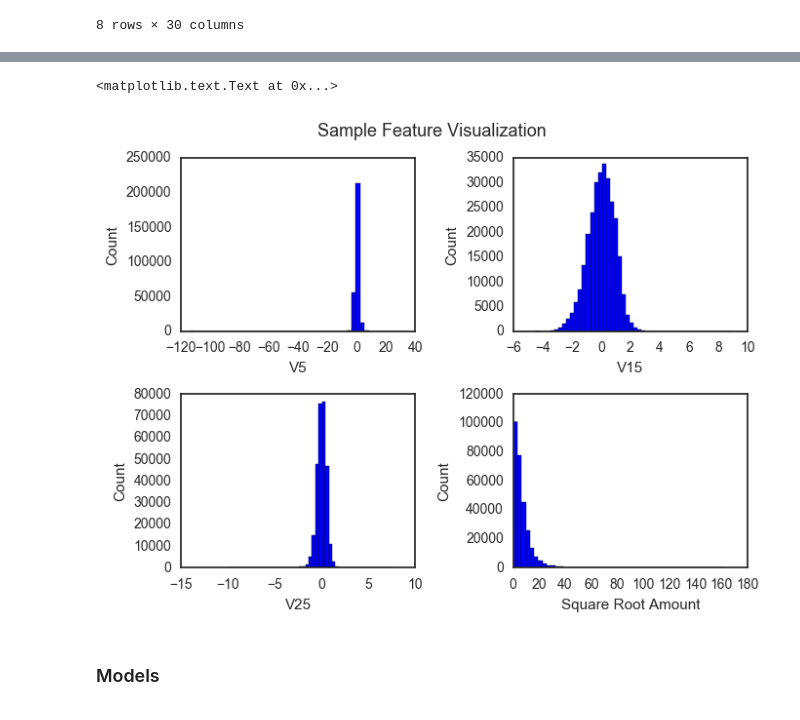
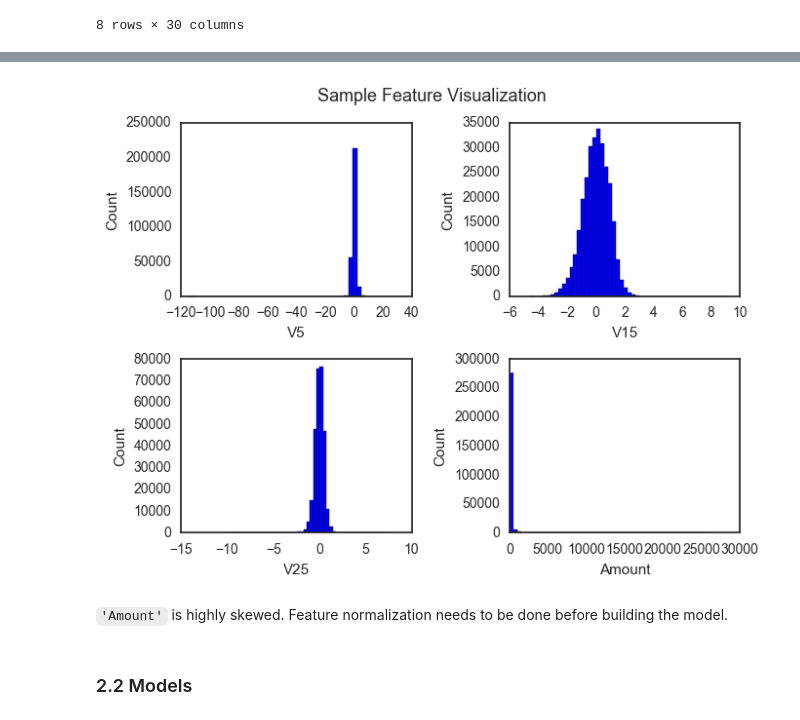
Before and after one commit to yanfei-wu/kaggle, a Jupyter notebook: fraud/notebook/FraudDetection.ipynb, the cells around one changed output, grey strips where cells are left out. Drawn from its saved outputs; the diff is of its cells as text; code cells hidden in the pictures.

```diff
--- a/fraud/notebook/FraudDetection.ipynb
+++ b/fraud/notebook/FraudDetection.ipynb
@@ -53,5 +57,5 @@ from keras.layers import Dropout
 # %%
-data = pd.read_csv('creditcard.csv')
+data = pd.read_csv('../data/creditcard.csv')
 print(data.shape)
 data.head()
 # %% [output]
@@ -113,27 +118,28 @@ plt.title('Class Distribution', y=1.02, fontsize=13)
 # %%
-# visualization of some one of the features
+# visualization of some selected features
 fig = plt.figure(figsize=(7, 5))
 ax1 = fig.add_subplot(221)
 sns.distplot(data['V5'], hist_kws={'color': 'blue', 'alpha': 1}, kde=False, ax=ax1)
 ax1.set_ylabel('Count')
 
 ax2 = fig.add_subplot(222)
 sns.distplot(data['V15'], hist_kws={'color': 'blue', 'alpha': 1}, kde=False, ax=ax2)
 ax2.set_ylabel('Count')
 
 ax3 = fig.add_subplot(223)
 sns.distplot(data['V25'], hist_kws={'color': 'blue', 'alpha': 1}, kde=False, ax=ax3)
 ax3.set_ylabel('Count')
 
 ax4 = fig.add_subplot(224)
-sns.distplot(np.sqrt(data['Amount']), hist_kws={'color': 'blue', 'alpha': 1}, kde=False, ax=ax4)
-ax4.set_xlabel('Square Root Amount')
+sns.distplot(data['Amount'], hist_kws={'color': 'blue', 'alpha': 1}, kde=False, ax=ax4)
+ax4.set_xlabel('Amount')
 ax4.set_ylabel('Count')
 
 plt.tight_layout()
-plt.suptitle('Sample Feature Visualization', fontsize=13, y=1.03)
+plt.suptitle('Sample Feature Visualization', fontsize=13, y=1.03);
 # %% [output]
-<matplotlib.text.Text at 0x...>
-[figure, old version]
+[figure, new version]
+# %% [markdown]
+`'Amount'` is highly skewed. Feature normalization needs to be done before building the model.
 # %% [markdown]
-### Models
+### 2.2 Models
```
Also changed, not shown: parts of 59 cells of this notebook.
